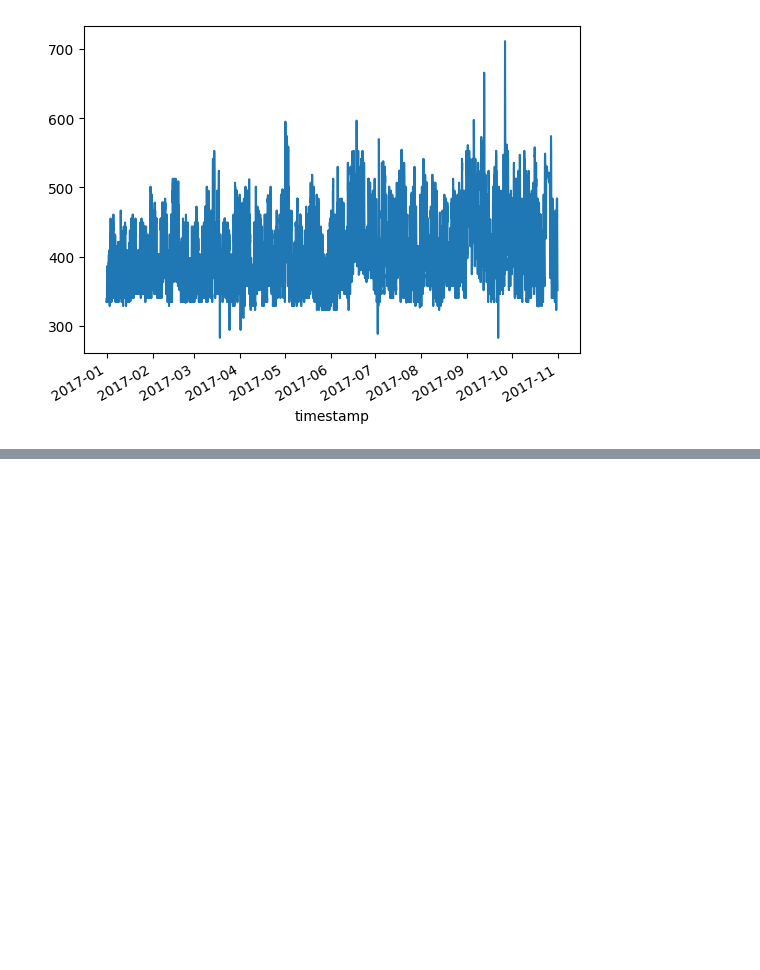
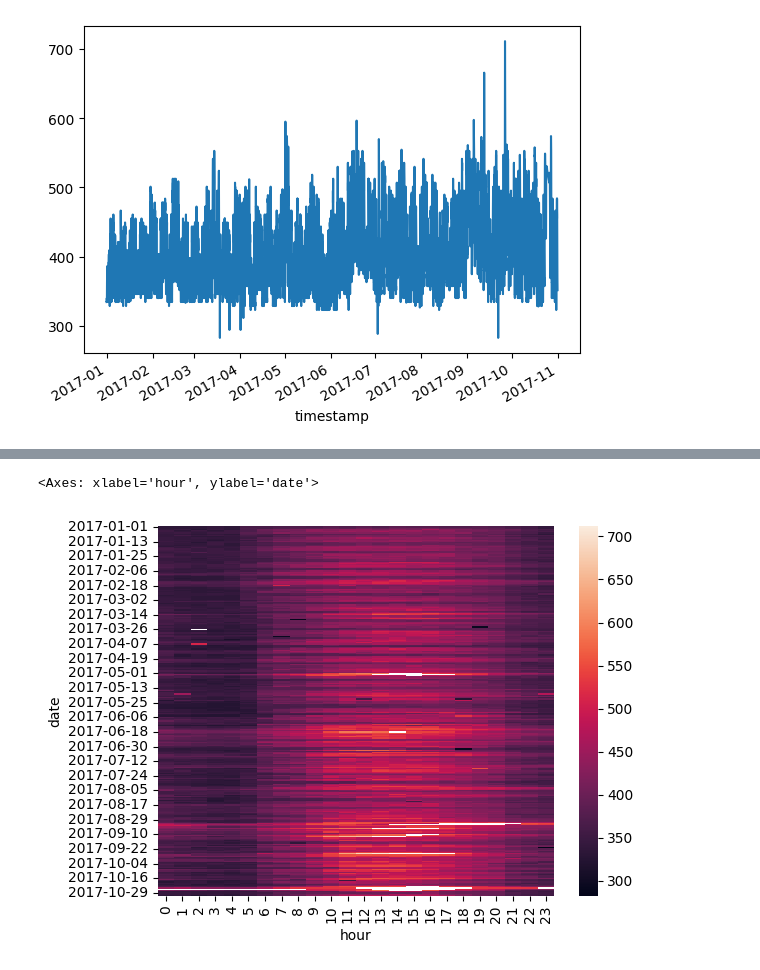
Before and after one commit to lucaparimbelli-ABB/data-science-and-ai-for-industrial-systems, a Jupyter notebook: exam.ipynb, the cells around one changed output, grey strips where cells are left out. Drawn from its saved outputs; the diff is of its cells as text; code cells hidden in the pictures; blank space fills up the shorter version.

```diff
--- a/exam.ipynb
+++ b/exam.ipynb
@@ -18,8 +18,8 @@ weather_data = pd.read_csv("data/weather_1.csv", parse_dates=["timestamp"], inde
 data = building_data_train.join(weather_data, how='inner')
 
 # Feature engineering
-# data["hour"] = data.index.hour
-# data["day_of_week"] = data.index.dayofweek
+data["hour"] = data.index.hour
+data["day_of_week"] = data.index.dayofweek
 # %%
 #data['power'].plot()
 data['power'].plot()
@@ -75,0 +75,8 @@ plt.scatter(data['airTemperature'], data['power'])
+# %%
+# Carpet plot
+data["date"] = data.index.date
+df_pivot = data.pivot_table(index='date', columns='hour', values='power')
+sns.heatmap(df_pivot)
+# %% [output]
+<Axes: xlabel='hour', ylabel='date'>
+[figure, added]
```
Also changed, not shown: parts of 5 cells of this notebook, 1 other file.
